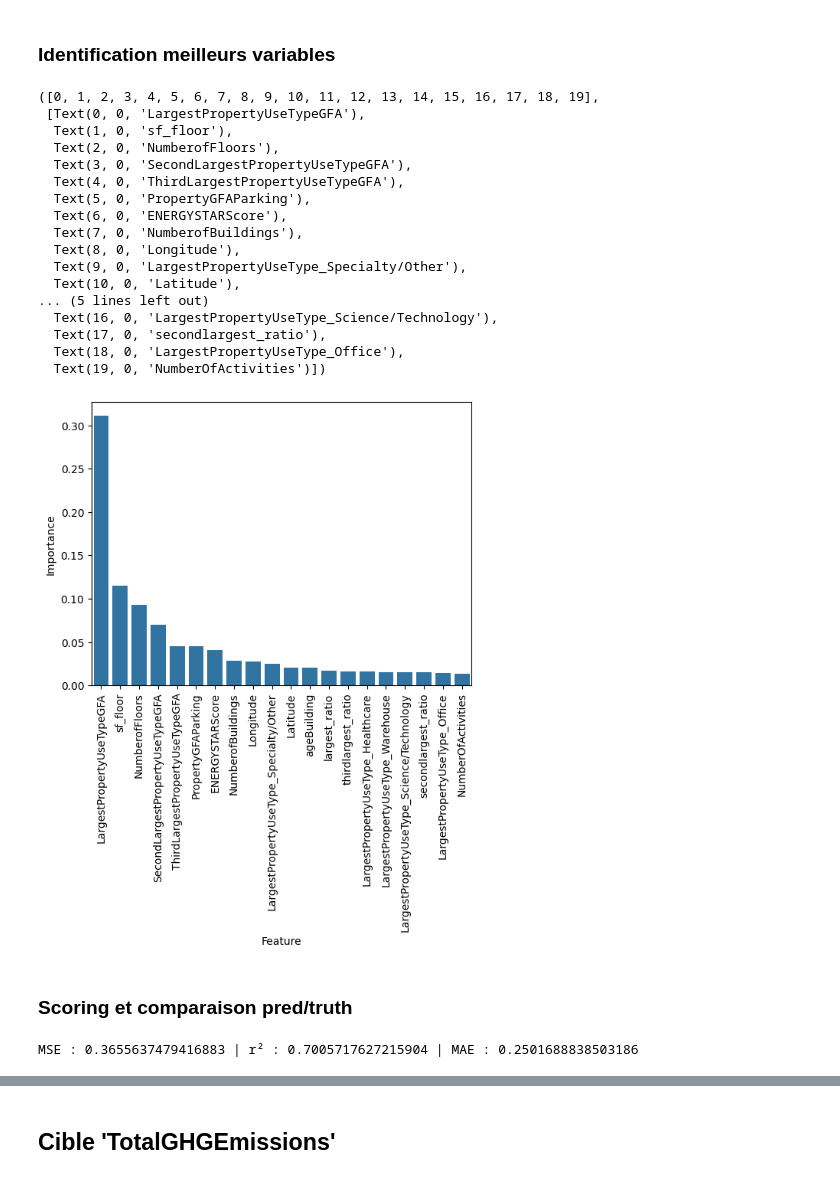
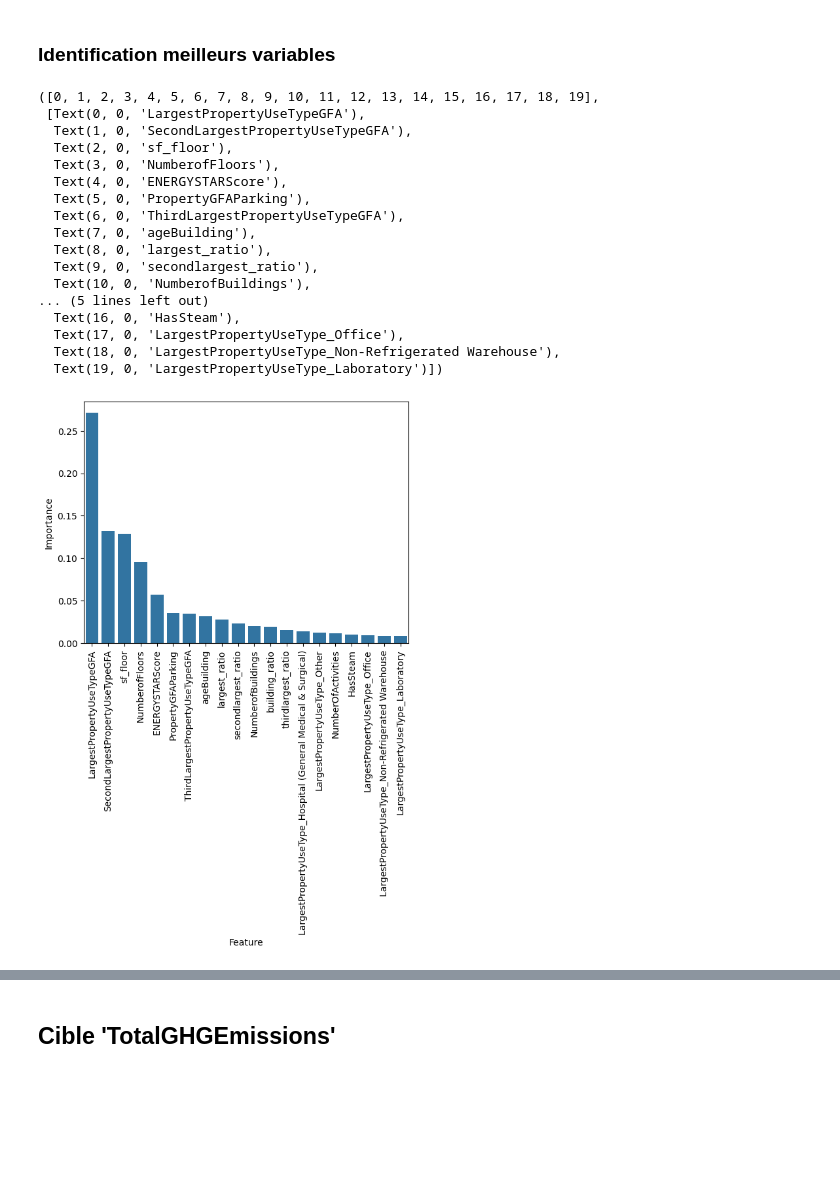
Before and after one commit to RandomFab/SEATLE, a Jupyter notebook: P3_template_modelistation_supervisee.ipynb, the cells around one changed output, grey strips where cells are left out. Cells and saved outputs as stored; diff of their text form; code cells hidden in the pictures; blank space fills up the shorter version.

```diff
--- a/P3_template_modelistation_supervisee.ipynb
+++ b/P3_template_modelistation_supervisee.ipynb
@@ -664,3 +655,3 @@ df.describe()
 # %%
-numerical_columns = [	'Latitude'	,'Longitude'	,'NumberofBuildings'	,'NumberofFloors'	,'PropertyGFAParking'		,'LargestPropertyUseTypeGFA'	,'SecondLargestPropertyUseTypeGFA'	,'ThirdLargestPropertyUseTypeGFA'	,'ENERGYSTARScore'	,'HasGas'	,'HasSteam'	,'HasElectricity',	'ageBuilding'	,'sf_floor',	'NumberOfActivities'	]
+numerical_columns = ['NumberofBuildings'	,'NumberofFloors'	,'PropertyGFAParking'		,'LargestPropertyUseTypeGFA'	,'SecondLargestPropertyUseTypeGFA'	,'ThirdLargestPropertyUseTypeGFA'	,'ENERGYSTARScore'	,'HasGas'	,'HasSteam'	,	'ageBuilding'	,'sf_floor',	'NumberOfActivities'	]
 # %%
@@ -680,13 +671,13 @@ X_energy_test[numerical_columns] = scaler.transform(X_energy_test[numerical_colu
 
 
 y_energy_train=pd.DataFrame(
-    y_scaler.fit_transform(y_energy_train.to_numpy().reshape(-1, 1)),
+    y_scaler.fit_transform(y_energy_train.to_numpy().reshape(-1, 1)).ravel(),
     columns=['SiteEnergyUse(kBtu)'],
     index=y_energy_train.index)
 
 
 y_energy_test=pd.DataFrame(
-    y_scaler.transform(y_energy_test.to_numpy().reshape(-1, 1)),
+    y_scaler.transform(y_energy_test.to_numpy().reshape(-1, 1)).ravel(),
     columns=['SiteEnergyUse(kBtu)'],
     index=y_energy_test.index)
 # %% [markdown]
@@ -844,20 +857,20 @@ df_total
 ### GridSearchCV sur GradientBoosting
 # %%
 # params = {
-#     'n_estimators': [600,700],  # nombre d'étapes de boosting 500
-#     'learning_rate': [ 0.1,0.2],  # taux d'apprentissage 0.1
-#     'max_depth': [5,6],  # profondeur des arbres 5 DONE
-#     'min_samples_split': [2, 4],  # min d'échantillons pour diviser un noeud 2
-#     'min_samples_leaf': [1,2],  # min d'échantillons dans une feuille 1
-#     'subsample': [1.0],  # fraction d'échantillons pour chaque arbre 1
-#     'max_features': [ 'sqrt' , 'log2'],  # nombre de features à considérer DONE
-#     #'loss':['squared_error', 'absolute_error']
+#     'n_estimators': [800,900, 1000],  # nombre d'étapes de boosting
+#     'learning_rate': [ 0.01,0.02],  # taux d'apprentissage
+#     'max_depth': [6,7,8],  # profondeur des arbres
+#     'min_samples_split': [2, 3],  # min d'échantillons pour diviser un noeud
+#     'min_samples_leaf': [2,3,4],  # min d'échantillons dans une feuille
+#     'subsample': [1.0],  # fraction d'échantillons pour chaque arbre
+#     'max_features': [ 'sqrt'],  # nombre de features à considérer
 # }
 
 # GradientBoosting_model_Energy = GradientBoostingRegressor(random_state=42)
 # GSCV = GridSearchCV(GradientBoosting_model_Energy,n_jobs=-1, verbose=1, cv=kf, param_grid=params,scoring='r2')
 # GSCV.fit(X_energy_train,y_energy_train.values.ravel())
 # best_params = GSCV.best_params_
-best_params={'learning_rate': 0.1, 'max_depth': 6, 'max_features': 'sqrt', 'min_samples_leaf': 1, 'min_samples_split': 2, 'n_estimators': 600, 'subsample': 1.0}
+best_params={'learning_rate': 0.01, 'max_depth': 7, 'max_features': 'sqrt', 'min_samples_leaf': 3, 'min_samples_split': 2, 'n_estimators': 8000, 'subsample': 1.0}
+
 print(best_params)
 # %% [output]
@@ -866,10 +879,8 @@ print(best_params)
 ### Entrainement modèle avec les bests_parameters
 # %%
 
-
-for i in range(5):
-    GradientBoosting_model_Energy=GradientBoostingRegressor(**best_params,random_state=42)#**best_params,
-    GradientBoosting_model_Energy.fit(X_energy_train,y_energy_train)
-    y_pred = GradientBoosting_model_Energy.predict(X_energy_test)
-    print(f'pred{i} | MSE : {mean_squared_error(y_true=y_energy_test,y_pred=y_pred)} | r² : {r2_score(y_true=y_energy_test,y_pred=y_pred)} | MAE : {mean_absolute_error(y_true=y_energy_test,y_pred=y_pred)}')
+GradientBoosting_model_Energy=GradientBoostingRegressor(**best_params,random_state=42)#**best_params,
+GradientBoosting_model_Energy.fit(X_energy_train,y_energy_train)
+y_pred = GradientBoosting_model_Energy.predict(X_energy_test)
+print(f'MSE : {mean_squared_error(y_true=y_energy_test,y_pred=y_pred)} | r² : {r2_score(y_true=y_energy_test,y_pred=y_pred)} | MAE : {mean_absolute_error(y_true=y_energy_test,y_pred=y_pred)}')
 # %% [output]
@@ -881,32 +888,25 @@ pred4 | MSE : 0.3655637479416883 | r² : 0.7005717627215904 | MAE : 0.2501688838
 # %% [markdown]
 ###  Identification meilleurs variables
 # %%
-GradientBoosting_model_Energy.feature_importances_
 df_importances =pd.DataFrame({'Feature':X_energy_train.columns, 'Importance': GradientBoosting_model_Energy.feature_importances_}).sort_values(by='Importance',ascending=False)
 sns.barplot(data= df_importances.iloc[:20,:],x='Feature', y='Importance')
 plt.xticks(rotation=90)
 # %% [output]
 ([0, 1, 2, 3, 4, 5, 6, 7, 8, 9, 10, 11, 12, 13, 14, 15, 16, 17, 18, 19],
  [Text(0, 0, 'LargestPropertyUseTypeGFA'),
-  Text(1, 0, 'sf_floor'),
-  Text(2, 0, 'NumberofFloors'),
-  Text(3, 0, 'SecondLargestPropertyUseTypeGFA'),
-  Text(4, 0, 'ThirdLargestPropertyUseTypeGFA'),
+  Text(1, 0, 'SecondLargestPropertyUseTypeGFA'),
+  Text(2, 0, 'sf_floor'),
+  Text(3, 0, 'NumberofFloors'),
+  Text(4, 0, 'ENERGYSTARScore'),
   Text(5, 0, 'PropertyGFAParking'),
-  Text(6, 0, 'ENERGYSTARScore'),
-  Text(7, 0, 'NumberofBuildings'),
-  Text(8, 0, 'Longitude'),
-  Text(9, 0, 'LargestPropertyUseType_Specialty/Other'),
-  Text(10, 0, 'Latitude'),
+  Text(6, 0, 'ThirdLargestPropertyUseTypeGFA'),
+  Text(7, 0, 'ageBuilding'),
+  Text(8, 0, 'largest_ratio'),
+  Text(9, 0, 'secondlargest_ratio'),
+  Text(10, 0, 'NumberofBuildings'),
 ... (5 lines left out)
-  Text(16, 0, 'LargestPropertyUseType_Science/Technology'),
-  Text(17, 0, 'secondlargest_ratio'),
-  Text(18, 0, 'LargestPropertyUseType_Office'),
-  Text(19, 0, 'NumberOfActivities')])
+  Text(16, 0, 'HasSteam'),
+  Text(17, 0, 'LargestPropertyUseType_Office'),
+  Text(18, 0, 'LargestPropertyUseType_Non-Refrigerated Warehouse'),
+  Text(19, 0, 'LargestPropertyUseType_Laboratory')])
-[figure, old version]
+[figure, new version]
-# %% [markdown]
-### Scoring et comparaison pred/truth
-# %%
-print(f'MSE : {mean_squared_error(y_true=y_energy_test,y_pred=y_pred)} | r² : {r2_score(y_true=y_energy_test,y_pred=y_pred)} | MAE : {mean_absolute_error(y_true=y_energy_test,y_pred=y_pred)}')
-# %% [output]
-MSE : 0.3655637479416883 | r² : 0.7005717627215904 | MAE : 0.2501688838503186
```
Also changed, not shown: parts of 41 cells of this notebook.
